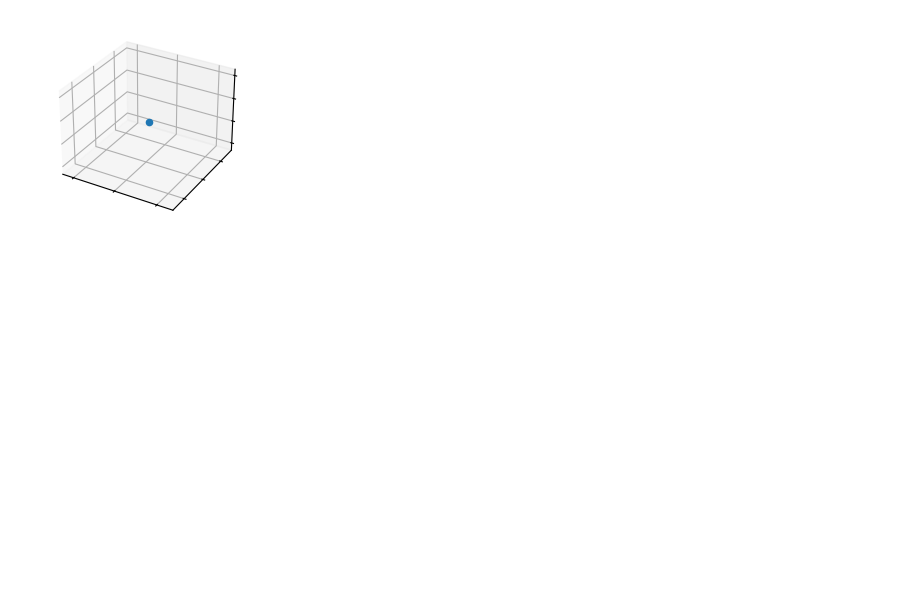
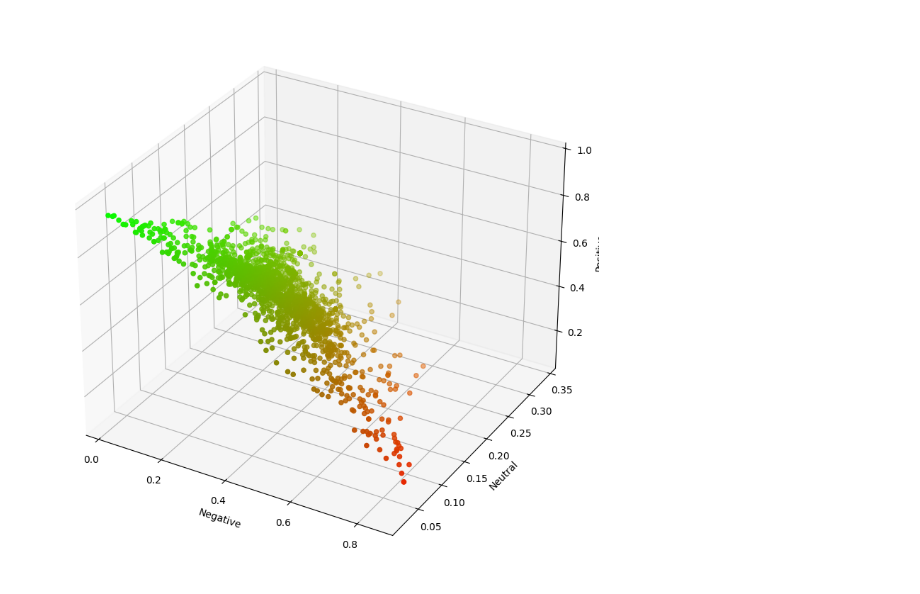
Before and after one commit to rmnrth4/wbth-project, a Jupyter notebook: sentiment-analyser/result_analysis.ipynb, the cells around one changed output. Cells and saved outputs as stored; diff of their text form; code cells hidden in the pictures; blank space fills up the shorter version.

```diff
--- a/sentiment-analyser/result_analysis.ipynb
+++ b/sentiment-analyser/result_analysis.ipynb
@@ -22,25 +103,25 @@ senti
-# %%
-import matplotlib.pyplot as plt
-import numpy as np
-
-plt.style.use('_mpl-gallery')
-
-# Make data
-np.random.seed(19680801)
-n = 100
-rng = np.random.default_rng()
-xs = 0.230486
-ys = 0.140164
-zs = rng.uniform(-50, -25, n)
-
-# Plot
-fig, ax = plt.subplots(subplot_kw={"projection": "3d"})
-ax.scatter(xs, ys, zs)
-
-ax.set(xticklabels=[],
-       yticklabels=[],
-       zticklabels=[])
-
-plt.show()
-# %% [output]
-[figure, removed]
+# %%
+import matplotlib.pyplot as plt
+from mpl_toolkits.mplot3d import Axes3D
+
+# Erstellen einer neuen Figur
+fig = plt.figure(figsize=(10, 10))
+
+# Hinzufügen eines 3D-Subplots
+ax = fig.add_subplot(111, projection='3d')
+
+# Daten für jede Achse
+x = senti["negative"]
+y = senti["neutral"]
+z = senti["positive"]
+color = senti["color"]
+# Plotten der Daten
+ax.scatter3D(x, y, z, c=color)
+# Beschriftung der Achsen
+ax.set_xlabel('Negative')
+ax.set_ylabel('Neutral')
+ax.set_zlabel('Positive')
+# Anzeigen des Plots
+plt.show()
+# %% [output]
+[figure, added]
```
Also changed, not shown: parts of 50 cells of this notebook, 23 other files.
